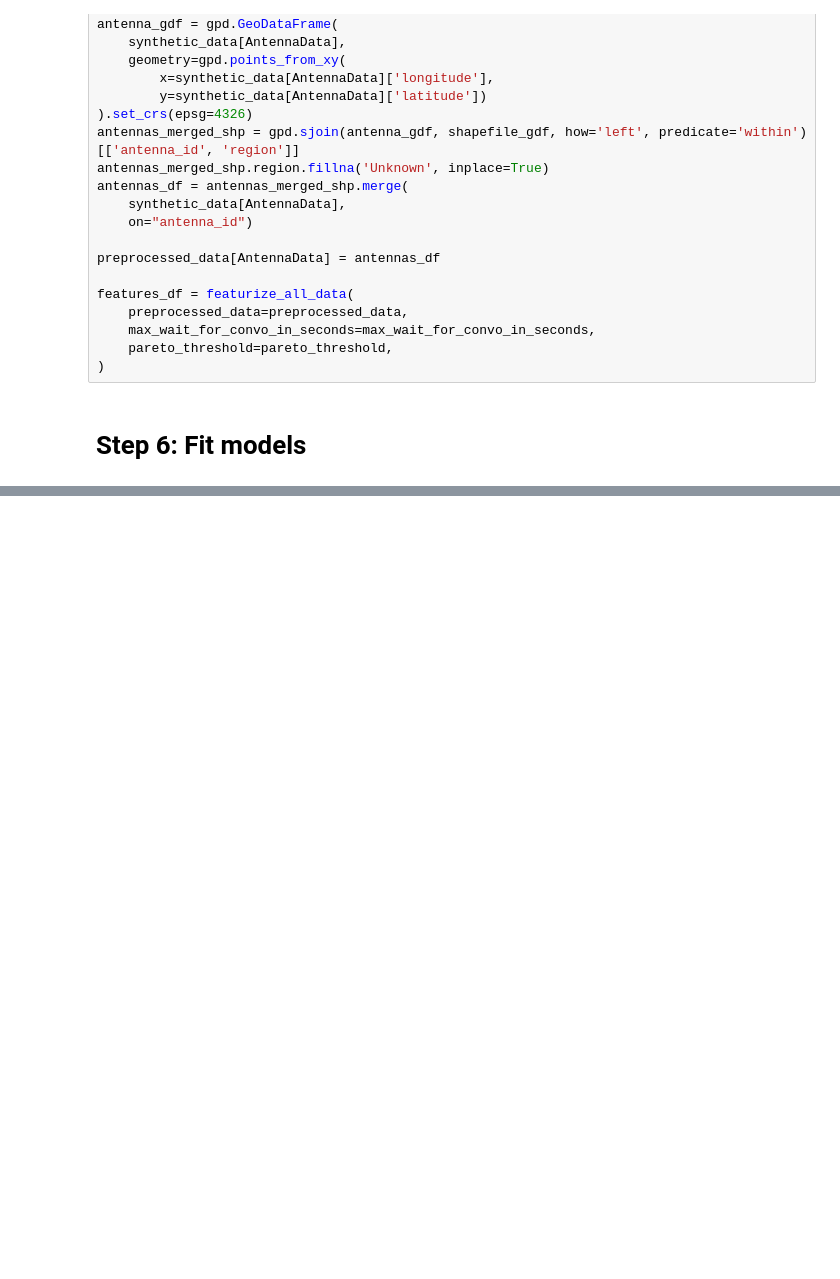
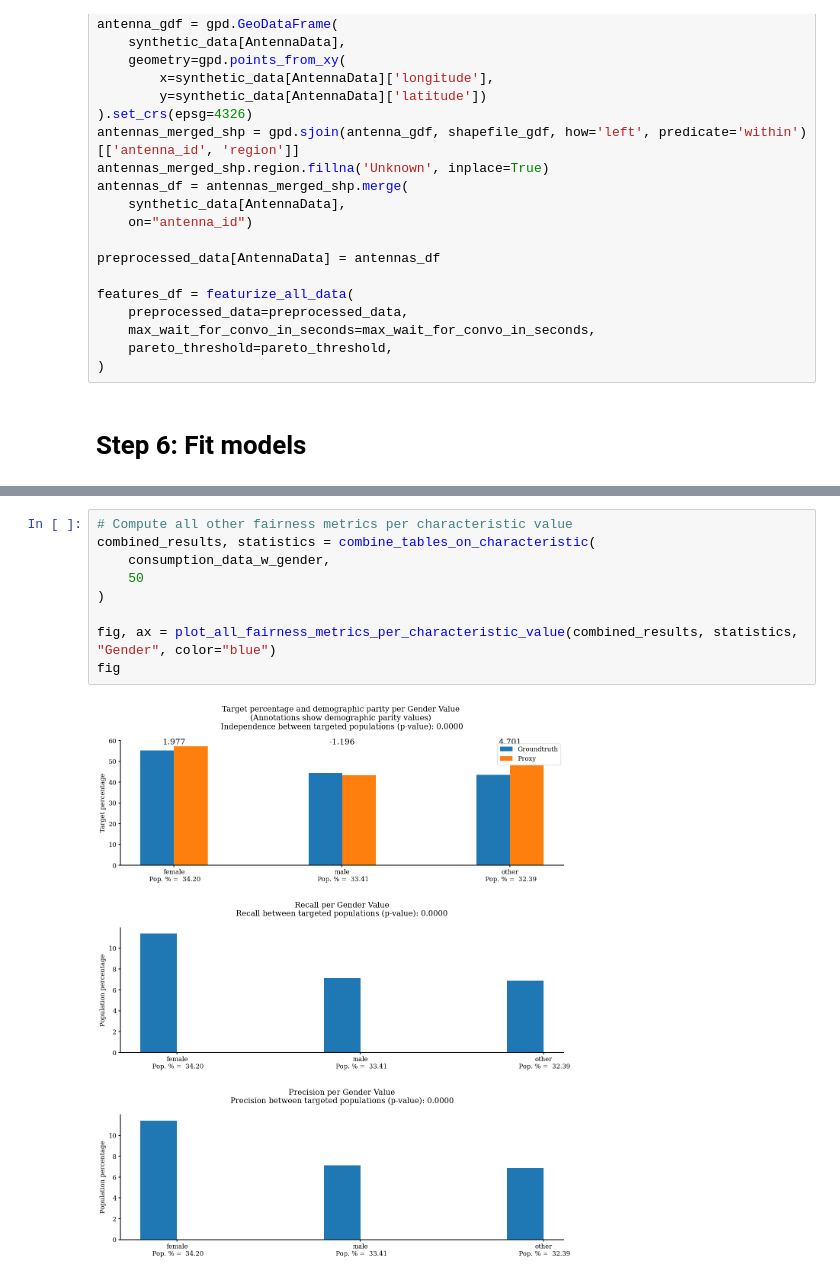
Before and after one commit to IDinsight/cider, a Jupyter notebook: notebooks/demo_pipeline.ipynb, the cells around one changed output, grey strips where cells are left out. Drawn from its saved outputs; the diff is of its cells as text; blank space fills up the shorter version.

```diff
--- a/notebooks/demo_pipeline.ipynb
+++ b/notebooks/demo_pipeline.ipynb
@@ -171,0 +256,11 @@ y_pred_test = model.predict(X_test)
+# %%
+# Compute all other fairness metrics per characteristic value
+combined_results, statistics = combine_tables_on_characteristic(
+    consumption_data_w_gender,
+    50
+)
+
+fig, ax = plot_all_fairness_metrics_per_characteristic_value(combined_results, statistics, "Gender", color="blue")
+fig
+# %% [output]
+[figure, added]
```
Also changed, not shown: parts of 8 cells of this notebook.
